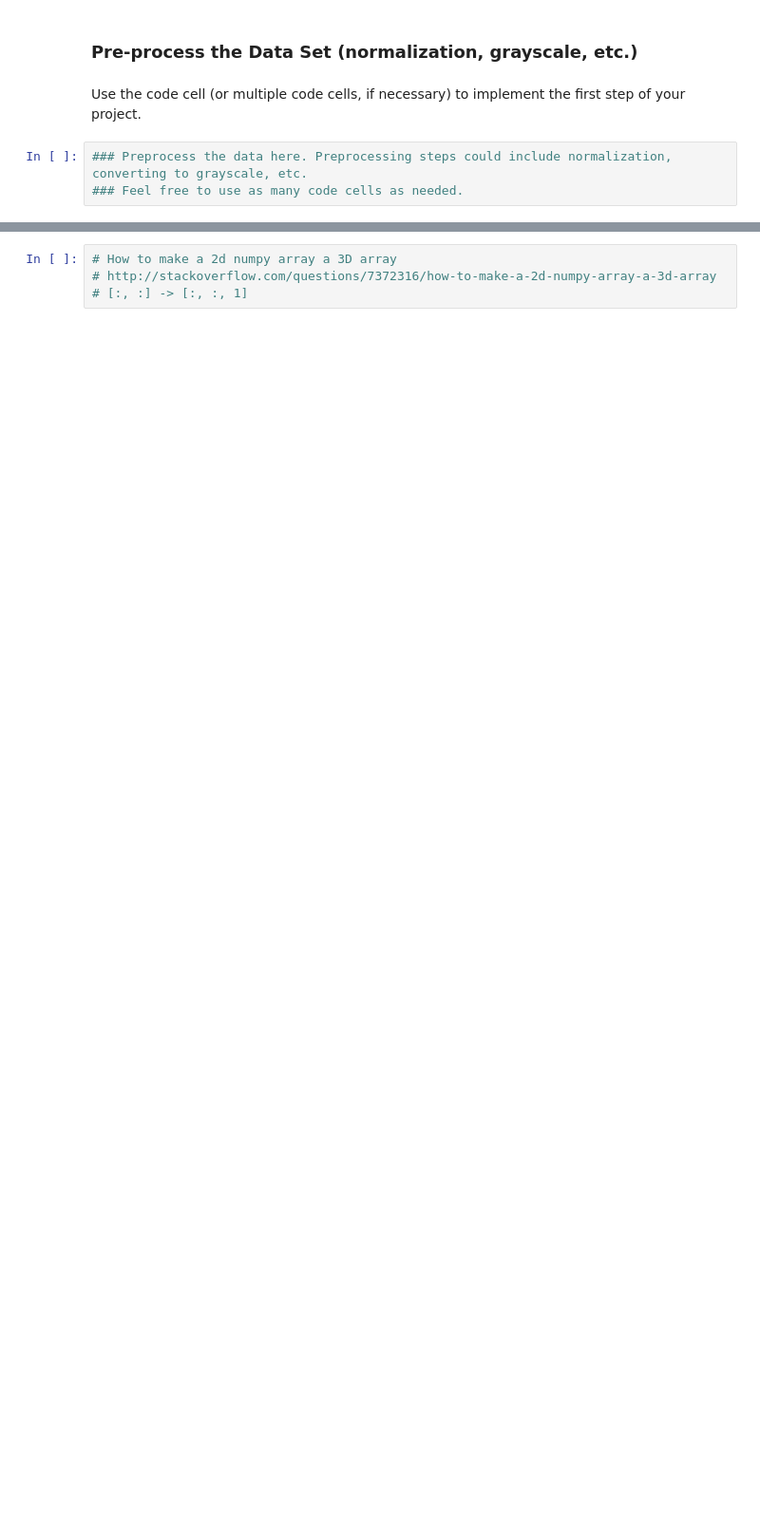
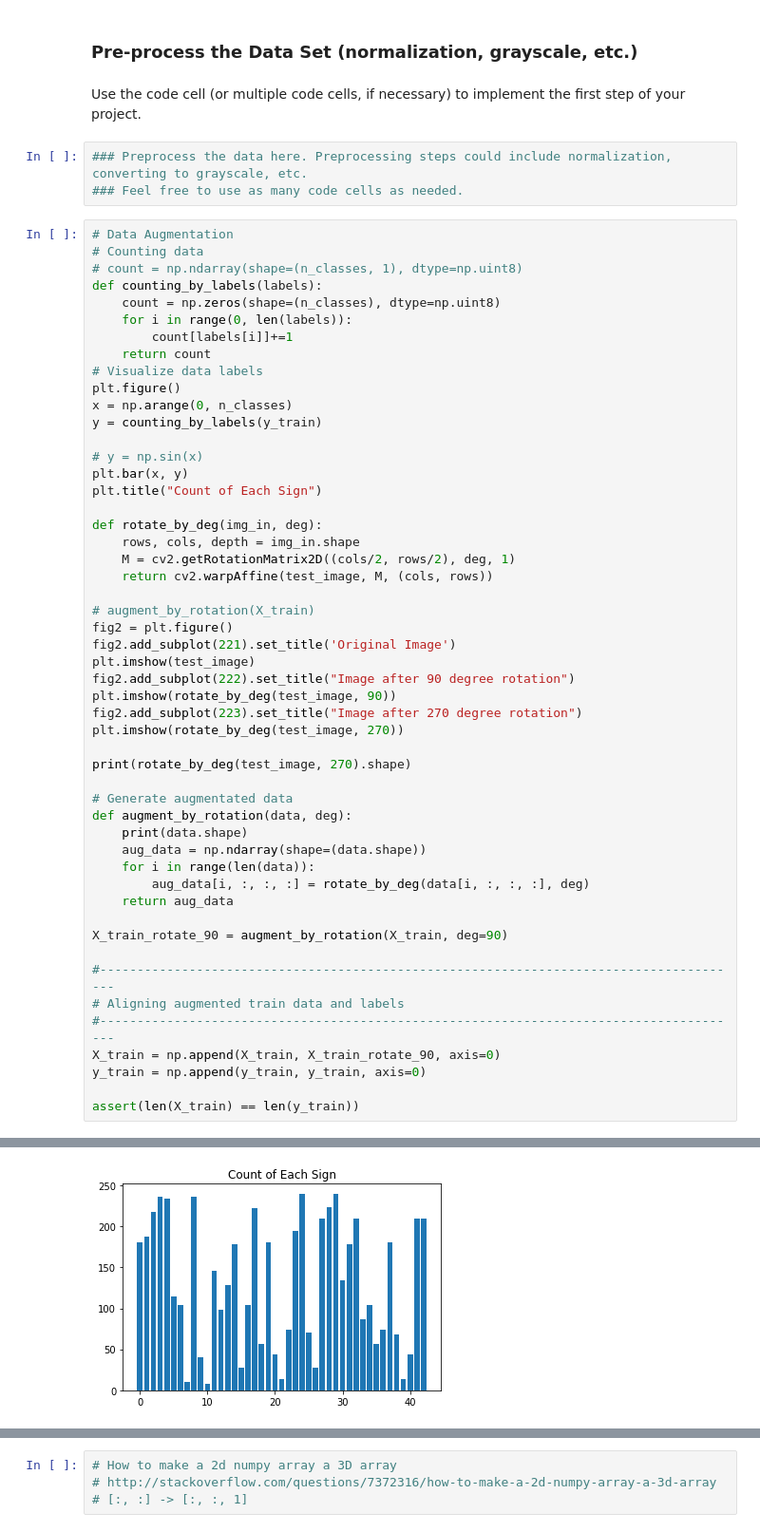
Before and after one commit to IanBoyanZhang/CarND-Traffic-Sign-Classifier-Project, a Jupyter notebook: Traffic_Sign_Classifier.ipynb, the cells around one changed output, grey strips where cells are left out. Shown at 95% size. Saved outputs shown, nothing was run; the diff lists cells and outputs as text; blank space fills up the shorter version.

Commit message:
[Feature] Augment whole dataset by rotation

```diff
--- a/Traffic_Sign_Classifier.ipynb
+++ b/Traffic_Sign_Classifier.ipynb
@@ -171,3 +174,55 @@ Use the code cell (or multiple code cells, if necessary) to implement the first
 # %%
 ### Preprocess the data here. Preprocessing steps could include normalization, converting to grayscale, etc.
 ### Feel free to use as many code cells as needed.
+# %%
+# Data Augmentation
+# Counting data
+# count = np.ndarray(shape=(n_classes, 1), dtype=np.uint8)
+def counting_by_labels(labels):
+    count = np.zeros(shape=(n_classes), dtype=np.uint8)
+    for i in range(0, len(labels)):
+        count[labels[i]]+=1
+    return count
+# Visualize data labels
+plt.figure()
+x = np.arange(0, n_classes)
+y = counting_by_labels(y_train)
+
+# y = np.sin(x)
+plt.bar(x, y)
+plt.title("Count of Each Sign")
+
+def rotate_by_deg(img_in, deg):
+    rows, cols, depth = img_in.shape
+    M = cv2.getRotationMatrix2D((cols/2, rows/2), deg, 1)
+    return cv2.warpAffine(test_image, M, (cols, rows))
+
+# augment_by_rotation(X_train)
+fig2 = plt.figure()
+fig2.add_subplot(221).set_title('Original Image')
+plt.imshow(test_image)
+fig2.add_subplot(222).set_title("Image after 90 degree rotation")
+plt.imshow(rotate_by_deg(test_image, 90))
+fig2.add_subplot(223).set_title("Image after 270 degree rotation")
+plt.imshow(rotate_by_deg(test_image, 270))
+
+print(rotate_by_deg(test_image, 270).shape)
+
+# Generate augmentated data
+def augment_by_rotation(data, deg):
+    print(data.shape)
+    aug_data = np.ndarray(shape=(data.shape))
+    for i in range(len(data)):
+        aug_data[i, :, :, :] = rotate_by_deg(data[i, :, :, :], deg)
+    return aug_data
+
+X_train_rotate_90 = augment_by_rotation(X_train, deg=90)
+
+#---------------------------------------------------------------------------------------
+# Aligning augmented train data and labels
+#---------------------------------------------------------------------------------------
+X_train = np.append(X_train, X_train_rotate_90, axis=0)
+y_train = np.append(y_train, y_train, axis=0)
+
+assert(len(X_train) == len(y_train))
+# %% [output]
@@ -173,0 +231 @@ Use the code cell (or multiple code cells, if necessary) to implement the first
+[figure, added]
```
Also changed, not shown: parts of 4 cells of this notebook.
